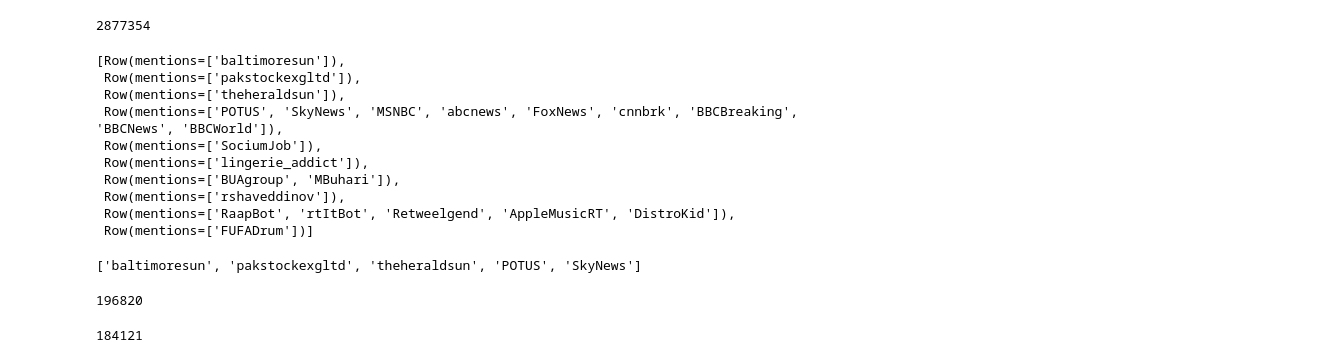
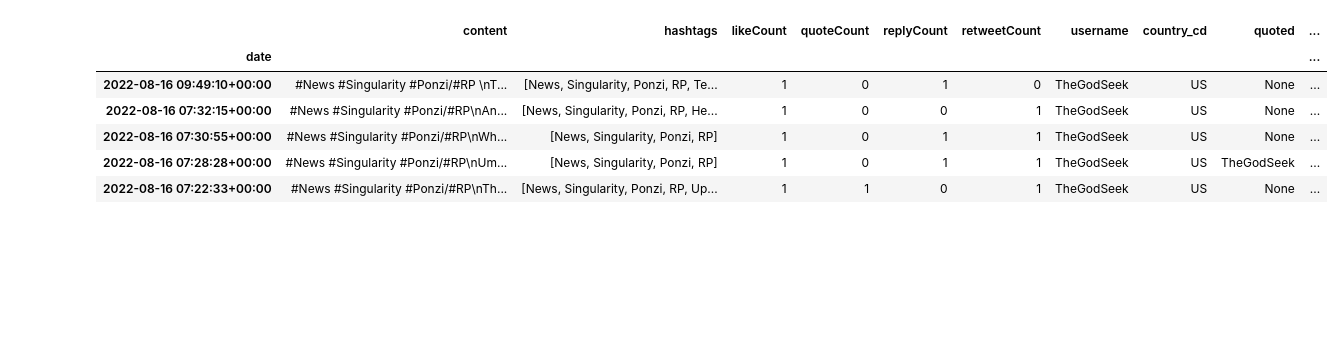
Before and after one commit to datadoctor100/twitter_analysis, a Jupyter notebook: tweetology.ipynb, the cells around one changed output. Drawn from its saved outputs; the diff is of its cells as text; code cells hidden in the pictures; blank space fills up the shorter version.

```diff
--- a/tweetology.ipynb
+++ b/tweetology.ipynb
@@ -119,4 +52,0 @@ root
-# %%
-df2.count()
-# %% [output]
-2877354
@@ -127,13 +52,0 @@ mentions = df2.select('mentions').distinct().collect()
-# %%
-mentions[0:10]
-# %% [output]
-[Row(mentions=['baltimoresun']),
- Row(mentions=['pakstockexgltd']),
- Row(mentions=['theheraldsun']),
- Row(mentions=['POTUS', 'SkyNews', 'MSNBC', 'abcnews', 'FoxNews', 'cnnbrk', 'BBCBreaking', 'BBCNews', 'BBCWorld']),
- Row(mentions=['SociumJob']),
- Row(mentions=['lingerie_addict']),
- Row(mentions=['BUAgroup', 'MBuhari']),
- Row(mentions=['rshaveddinov']),
- Row(mentions=['RaapBot', 'rtItBot', 'Retweelgend', 'AppleMusicRT', 'DistroKid']),
- Row(mentions=['FUFADrum'])]
@@ -151,5 +53,11 @@ for x in mentions:
-# %%
-mnts[0:5]
-# %% [output]
-['baltimoresun', 'pakstockexgltd', 'theheraldsun', 'POTUS', 'SkyNews']
+# %%
+df4.head()
+# %% [output]
+|  | content | hashtags | likeCount | quoteCount | replyCount | retweetCount | username | country_cd | quoted | ... |
+| date |  |  |  |  |  |  |  |  |  | ... |
+| 2022-08-16 09:49:10+00:00 | #News #Singularity #Ponzi/#RP \nT... | [News, Singularity, Ponzi, RP, Te... | 1 | 0 | 1 | 0 | TheGodSeek | US | None | ... |
+| 2022-08-16 07:32:15+00:00 | #News #Singularity #Ponzi/#RP\nAn... | [News, Singularity, Ponzi, RP, He... | 1 | 0 | 0 | 1 | TheGodSeek | US | None | ... |
+| 2022-08-16 07:30:55+00:00 | #News #Singularity #Ponzi/#RP\nWh... | [News, Singularity, Ponzi, RP] | 1 | 0 | 1 | 1 | TheGodSeek | US | None | ... |
+| 2022-08-16 07:28:28+00:00 | #News #Singularity #Ponzi/#RP\nUm... | [News, Singularity, Ponzi, RP] | 1 | 0 | 1 | 1 | TheGodSeek | US | TheGodSeek | ... |
+| 2022-08-16 07:22:33+00:00 | #News #Singularity #Ponzi/#RP\nTh... | [News, Singularity, Ponzi, RP, Up... | 1 | 1 | 0 | 1 | TheGodSeek | US | None | ... |
 # %%
@@ -158,8 +81,0 @@ nods = [i for i in set(nodes)]
-# %%
-len(nodes)
-# %% [output]
-196820
-# %%
-len(nods)
-# %% [output]
-184121
```
Also changed, not shown: parts of 33 cells of this notebook, 1 other file.
